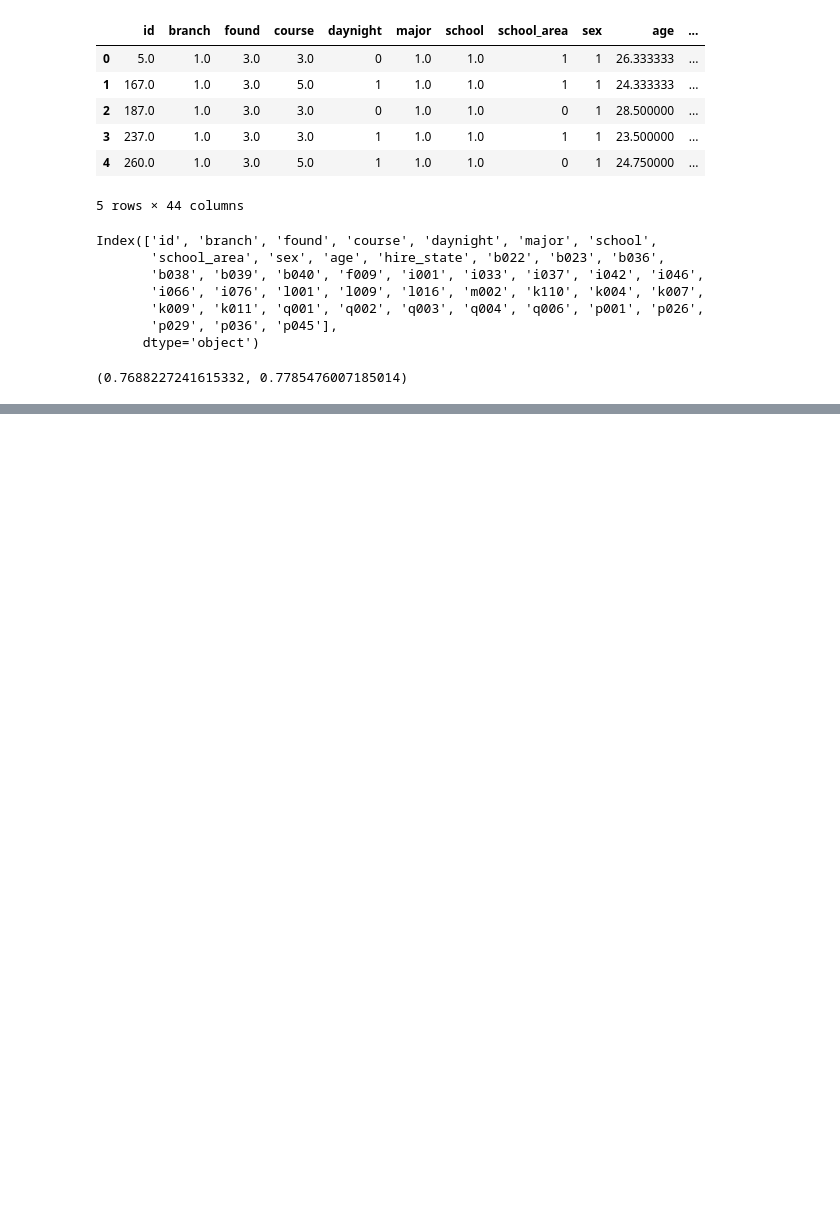
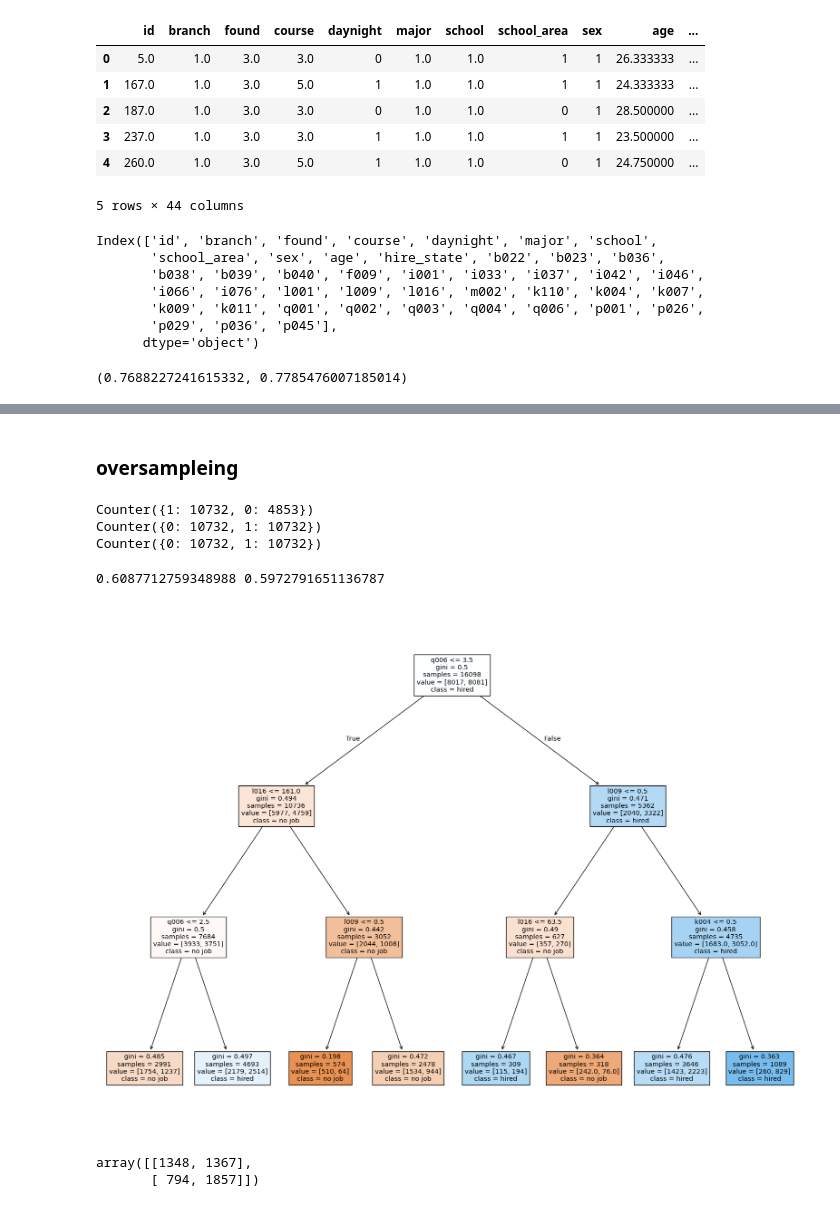
Before and after one commit to Encore-SKN-9/ml_4team, a Jupyter notebook: ml.ipynb, the cells around one changed output, grey strips where cells are left out. Drawn from its saved outputs; the diff is of its cells as text; code cells hidden in the pictures; blank space fills up the shorter version.

```diff
--- a/ml.ipynb
+++ b/ml.ipynb
@@ -53,0 +203,55 @@ plt.show()
+# %% [markdown]
+### oversampleing
+# %%
+from imblearn.over_sampling import SMOTE
+from collections import Counter
+from imblearn.over_sampling import RandomOverSampler
+
+counter = Counter(y)
+print(counter)
+
+smt = SMOTE(random_state=42)
+X_new, y_new = smt.fit_resample(X, y)
+ros = RandomOverSampler(random_state=42)
+X_res, y_res = ros.fit_resample(X, y)
+
+counter = Counter(y_new)
+print(counter)
+counter = Counter(y_res)
+print(counter)
+# %% [output]
+Counter({1: 10732, 0: 4853})
+Counter({0: 10732, 1: 10732})
+Counter({0: 10732, 1: 10732})
+# %%
+X_train, X_test, y_train, y_test = train_test_split(X_res, y_res, random_state=0)
+
+dt_clf = DecisionTreeClassifier(random_state=0, max_depth=3)   # max_depth : 가지치기 (최대 깊이 지정)
+dt_clf.fit(X_train, y_train)
+
+print(dt_clf.score(X_train, y_train), dt_clf.score(X_test, y_test))
+
+from sklearn.tree import plot_tree
+
+plt.figure(figsize=(20, 15))
+# plot_tree(dt_clf)
+plot_tree(dt_clf, filled=True,   # 색 채우기 옵션 (특정 클래스의 비율 표현)
+          feature_names=list(X_train.columns),    # 특성 이름
+          class_names=['no job','hired'],  # 클래스 이름
+          max_depth=5 # 그림에 대하여 최대 깊이 지정
+)
+plt.show()
+
+# q006: 음주빈도 4. 일주일 1~2회 이하 취직,
+# q006: 음주빈도 3. 한달 1~2회 이하 무직,
+# l016: 훈련시간 50.5시간 이하 무직,
+# l009: 직업훈련 수료여부 수료 안함 취직
+# %% [output]
+0.6087712759348988 0.5972791651136787
+[figure, added]
+# %%
+y_pred = dt_clf.predict(X_test)
+confusion_matrix(y_test, y_pred, labels=[0, 1])
+# %% [output]
+array([[1348, 1367],
+       [ 794, 1857]])
```
Also changed, not shown: parts of 29 cells of this notebook, 16 other files.
